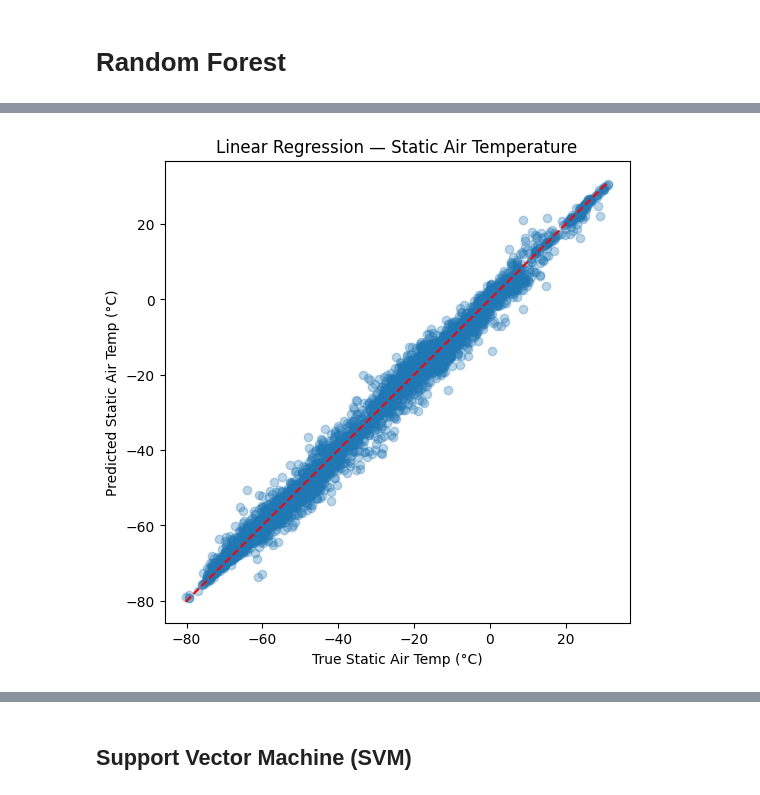
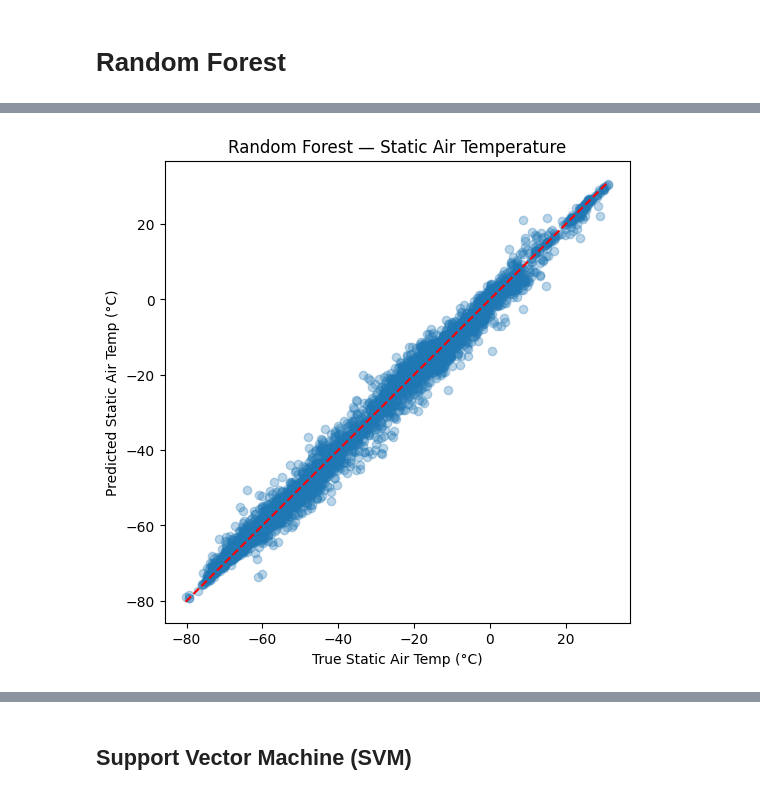
Before and after one commit to sabelle/Arctic-Atmospheric-Predictions, a Jupyter notebook: final_proj.ipynb, the cells around one changed output, grey strips where cells are left out. Drawn from its saved outputs; the diff is of its cells as text; code cells hidden in the pictures.

```diff
--- a/final_proj.ipynb
+++ b/final_proj.ipynb
@@ -471,21 +482,21 @@ Random Forest RMSE:  1.7414614754591118
 # %%
 import matplotlib.pyplot as plt
 
 yp_temps = y_preds[:, 0]
 yt_temps = y_test.to_numpy()[:, 0]
 yp_ws = y_preds[:, 1]
 yt_ws = y_test.to_numpy()[:, 1]
 
 plt.figure(figsize=(6,6))
 plt.scatter(yt_temps, yp_temps, alpha=0.3)
 plt.xlabel("True Static Air Temp (°C)")
 plt.ylabel("Predicted Static Air Temp (°C)")
-plt.title("Linear Regression — Static Air Temperature")
+plt.title("Random Forest — Static Air Temperature")
 plt.plot([yt_temps.min(), yt_temps.max()],
          [yt_temps.min(), yt_temps.max()], 'r--')  # ideal line
 plt.show()
 # %% [output]
-[figure, old version]
+[figure, new version]
 # %%
 plt.figure(figsize=(6,6))
 plt.scatter(yt_ws, yp_ws, alpha=0.3)
```
Also changed, not shown: parts of 8 cells of this notebook.
